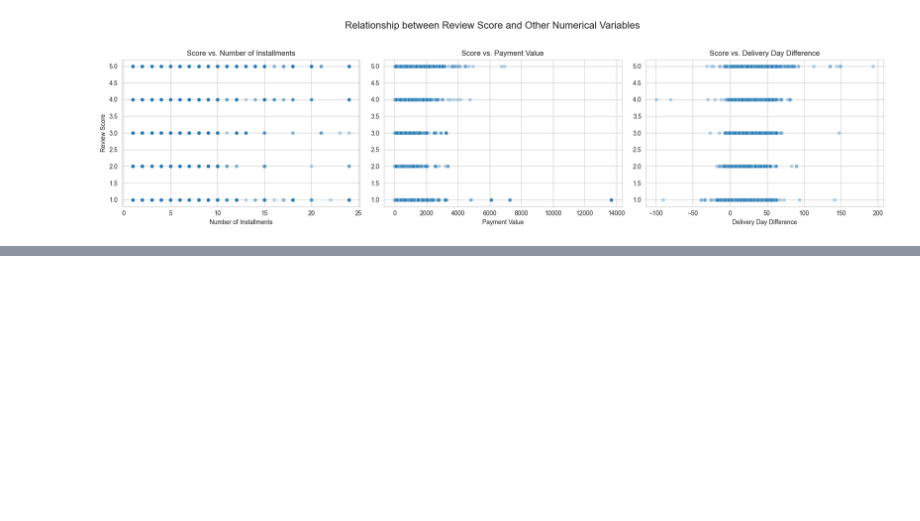
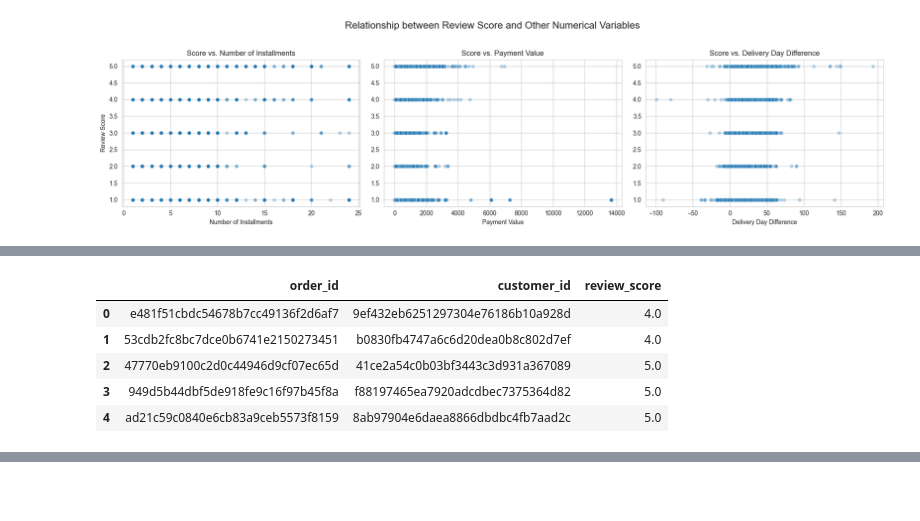
Before and after one commit to ItalloLinhares/Olist-E-Commerce-Data-Analysis, a Jupyter notebook: Olist_Projeto_Analise_de_Dados.ipynb, the cells around one changed output, grey strips where cells are left out. Saved outputs shown, nothing was run; the diff lists cells and outputs as text; code cells hidden in the pictures; blank space fills up the shorter version.

```diff
--- a/Olist_Projeto_Analise_de_Dados.ipynb
+++ b/Olist_Projeto_Analise_de_Dados.ipynb
@@ -795,0 +817,11 @@ plt.show()
+# %%
+orders_customers_score = pd.merge(orders, orders_reviews, on='order_id', how='left')
+orders_customers_score =  orders_customers_score[['order_id', 'customer_id', 'review_score']].copy()
+orders_customers_score.head()
+# %% [output]
+|  | order_id | customer_id | review_score |
+| 0 | e481f51cbdc54678b7cc49136f2d6af7 | 9ef432eb6251297304e76186b10a928d | 4.0 |
+| 1 | 53cdb2fc8bc7dce0b6741e2150273451 | b0830fb4747a6c6d20dea0b8c802d7ef | 4.0 |
+| 2 | 47770eb9100c2d0c44946d9cf07ec65d | 41ce2a54c0b03bf3443c3d931a367089 | 5.0 |
+| 3 | 949d5b44dbf5de918fe9c16f97b45f8a | f88197465ea7920adcdbec7375364d82 | 5.0 |
+| 4 | ad21c59c0840e6cb83a9ceb5573f8159 | 8ab97904e6daea8866dbdbc4fb7aad2c | 5.0 |
```
Also changed, not shown: parts of 17 cells of this notebook.
